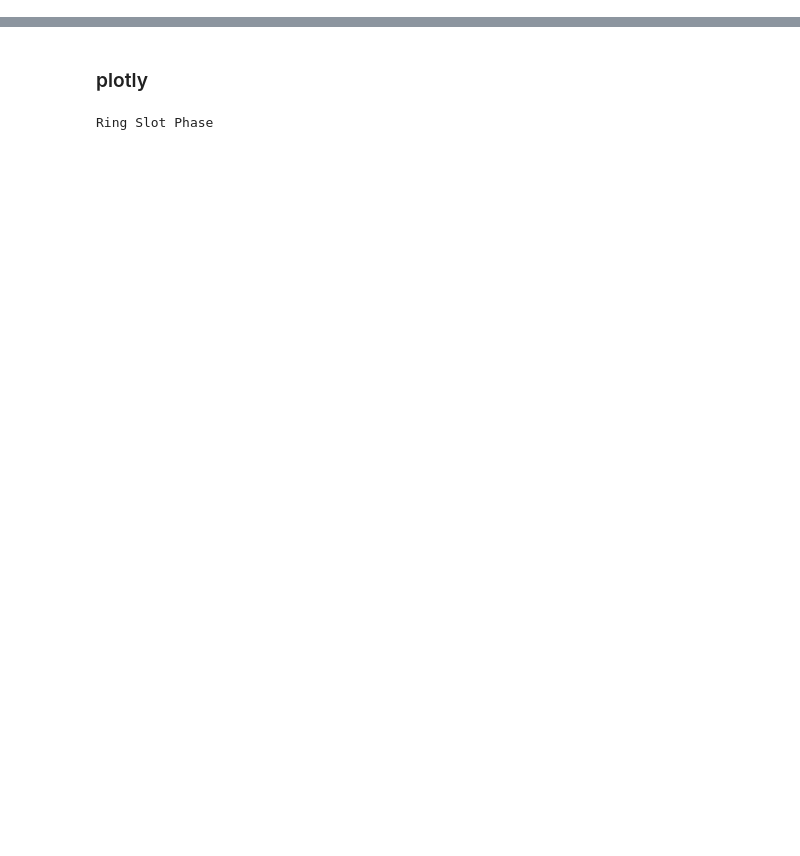
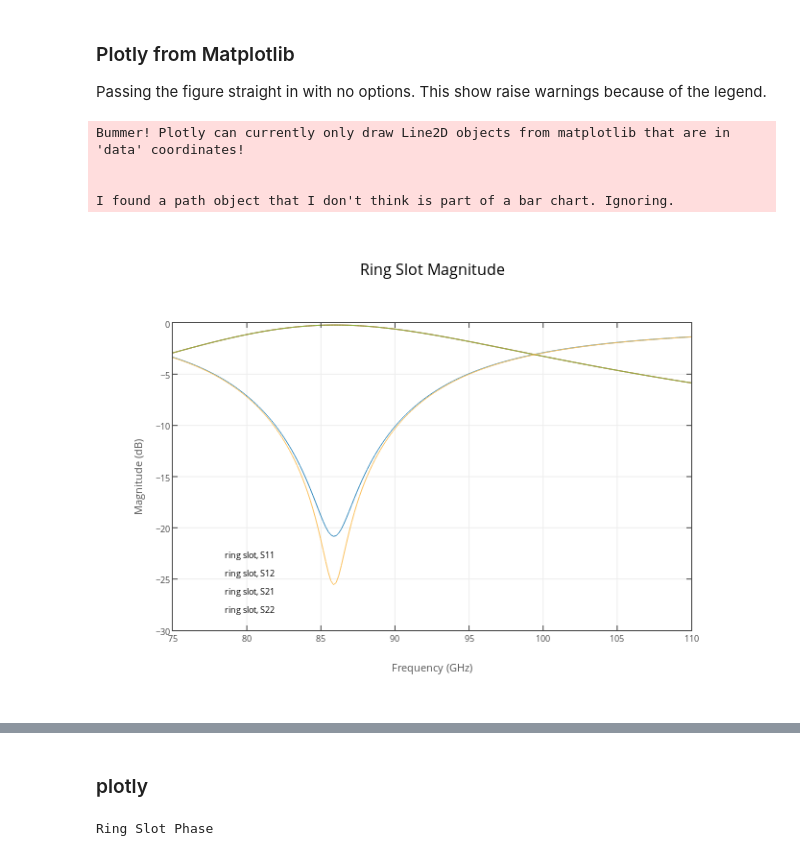
Before and after one commit to scikit-rf/examples, a Jupyter notebook: Plots With Plotly.ipynb, the cells around one changed output, grey strips where cells are left out. Drawn from its saved outputs; the diff is of its cells as text; code cells hidden in the pictures; blank space fills up the shorter version.

```diff
--- a/Plots With Plotly.ipynb
+++ b/Plots With Plotly.ipynb
@@ -76,0 +140,12 @@ Ring Slot Magnitude
+# %% [markdown]
+### Plotly from Matplotlib
+Passing the figure straight in with no options. This show raise warnings because of the legend.
+# %%
+ring_slot.plot_s_db(title= 'Ring Slot Magnitude')
+py.plotly.iplot_mpl(plt.gcf(), filename='ringSlot_legend')
+# %% [output]
+Bummer! Plotly can currently only draw Line2D objects from matplotlib that are in 'data' coordinates!
+
+
+I found a path object that I don't think is part of a bar chart. Ignoring.
+[figure, added]
```
Also changed, not shown: parts of 35 cells of this notebook.
